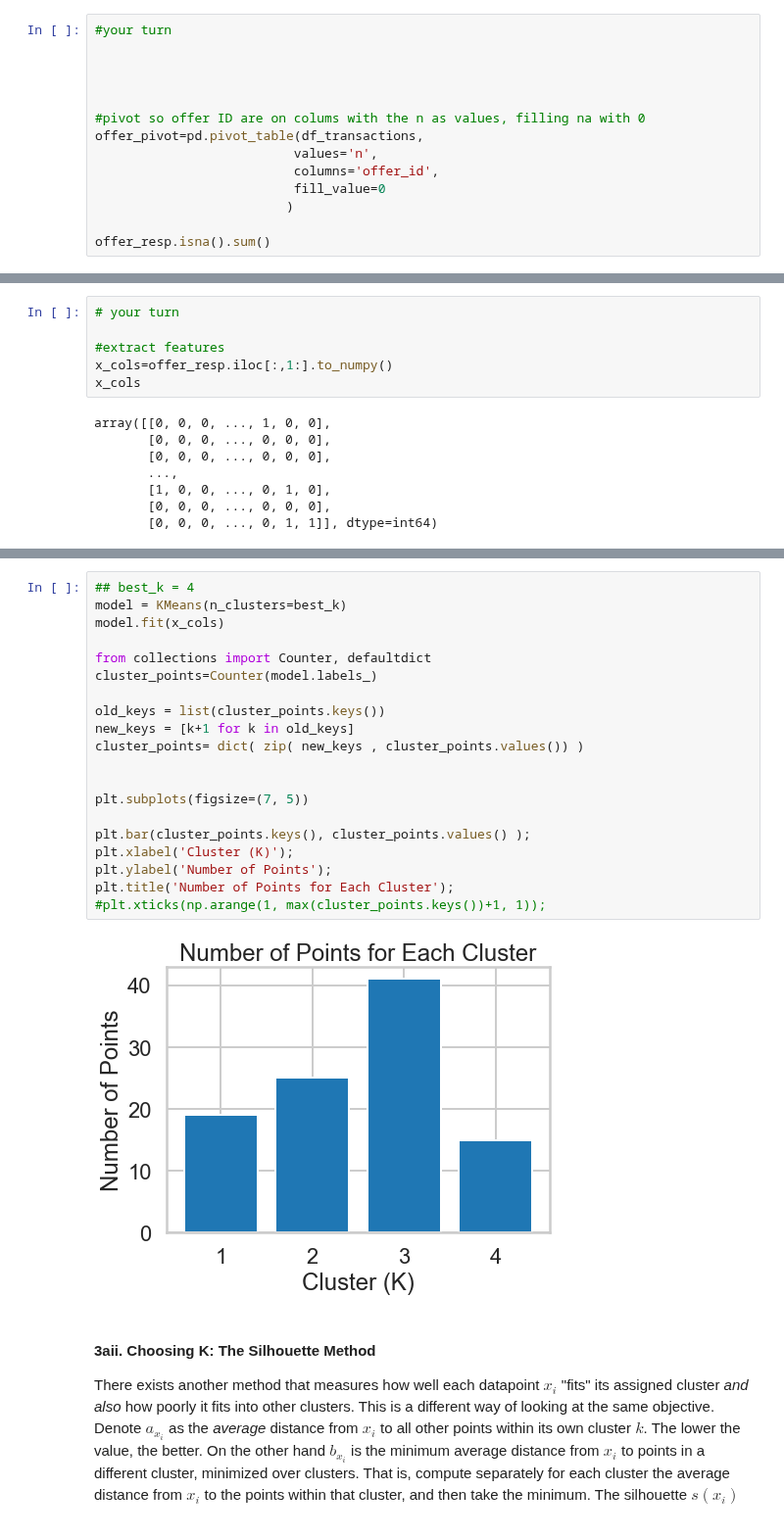
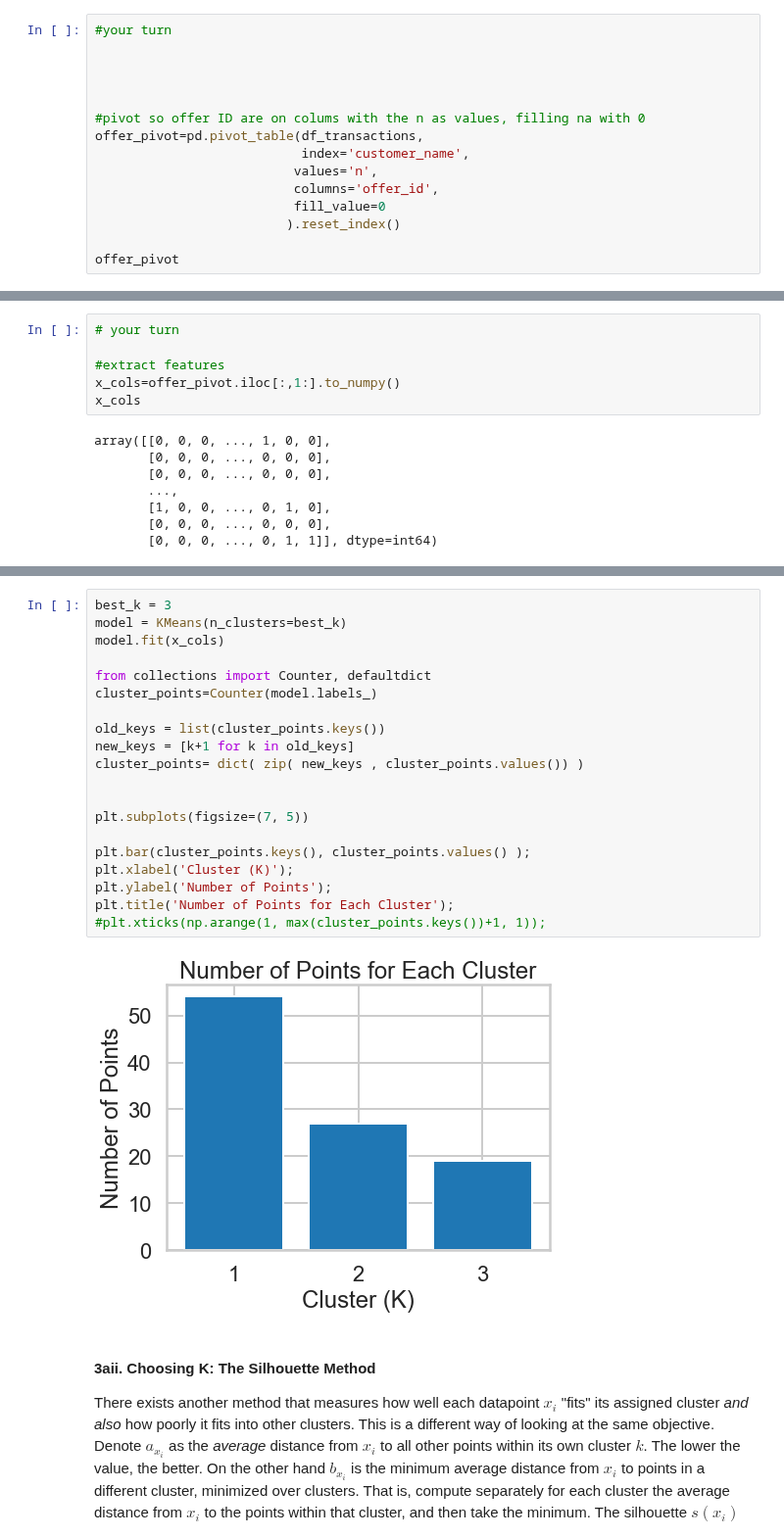
Before and after one commit to Khalif81/Customer-Segmentation-K-Means, a Jupyter notebook: Customer_Segmentation_K-Means.ipynb, the cells around one changed output, grey strips where cells are left out. Shown at 98% size. Drawn from its saved outputs; the diff is of its cells as text.

```diff
--- a/Customer_Segmentation_K-Means.ipynb
+++ b/Customer_Segmentation_K-Means.ipynb
@@ -152,10 +152,11 @@ The first thing we need is a way to compare customers. To do this, we're going t
 
 #pivot so offer ID are on colums with the n as values, filling na with 0
 offer_pivot=pd.pivot_table(df_transactions,
+                           index='customer_name',
                           values='n',
                           columns='offer_id',
                           fill_value=0
-                         )
+                         ).reset_index()
 
-offer_resp.isna().sum()
+offer_pivot
 # %% [output]
@@ -209,7 +206,7 @@ where $x_i$ is a point, $C_k$ represents cluster $k$ and $\mu_k$ is the centroid
 # your turn
 
 #extract features
-x_cols=offer_resp.iloc[:,1:].to_numpy()
+x_cols=offer_pivot.iloc[:,1:].to_numpy()
 x_cols
 # %% [output]
 array([[0, 0, 0, ..., 1, 0, 0],
@@ -251,25 +269,25 @@ plt.yticks(np.arange(y_min, y_max, y_step));
 # %%
-## best_k = 4
+best_k = 3
 model = KMeans(n_clusters=best_k)
 model.fit(x_cols)
 
 from collections import Counter, defaultdict
 cluster_points=Counter(model.labels_)
 
 old_keys = list(cluster_points.keys())
 new_keys = [k+1 for k in old_keys]
 cluster_points= dict( zip( new_keys , cluster_points.values()) )
 
 
 plt.subplots(figsize=(7, 5))
 
 plt.bar(cluster_points.keys(), cluster_points.values() );
 plt.xlabel('Cluster (K)');
 plt.ylabel('Number of Points');
 plt.title('Number of Points for Each Cluster');
 #plt.xticks(np.arange(1, max(cluster_points.keys())+1, 1));
 # %% [output]
-[figure, old version]
+[figure, new version]
 # %% [markdown]
 #### 3aii. Choosing K: The Silhouette Method
 
```
Also changed, not shown: parts of 13 cells of this notebook.
